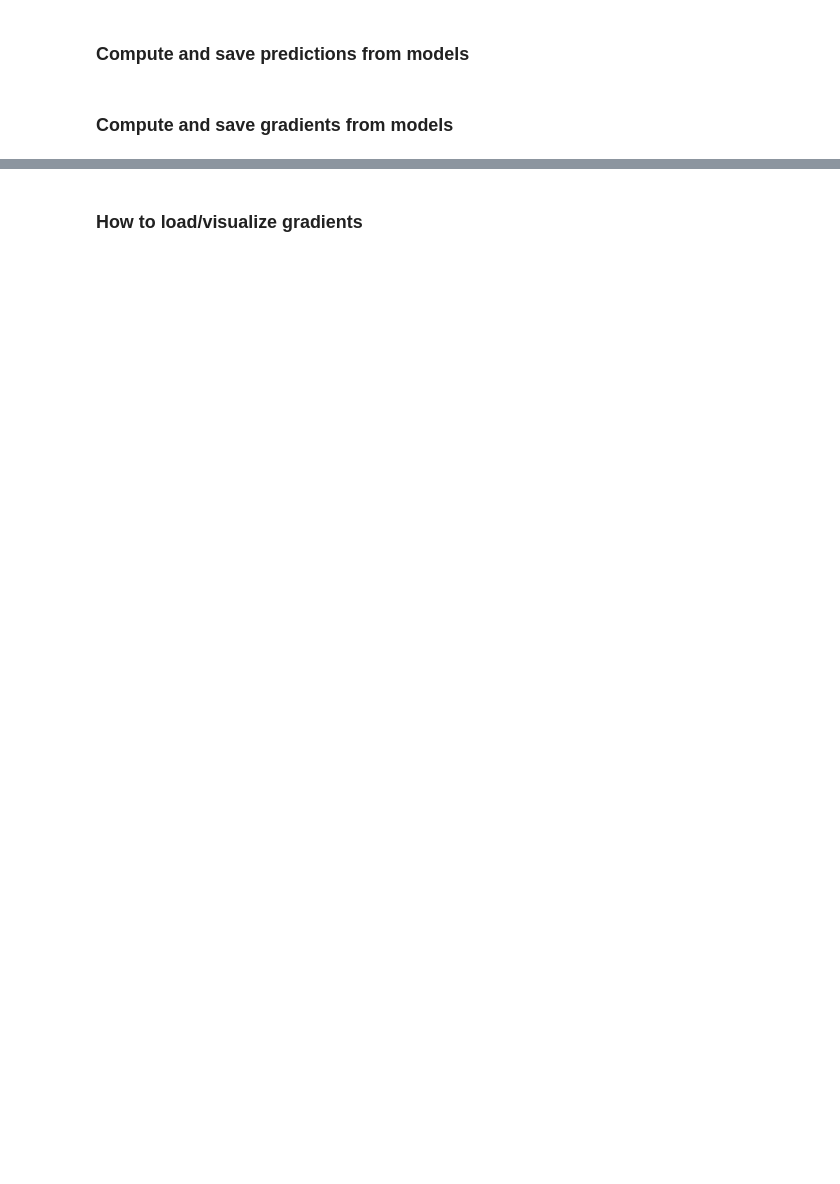
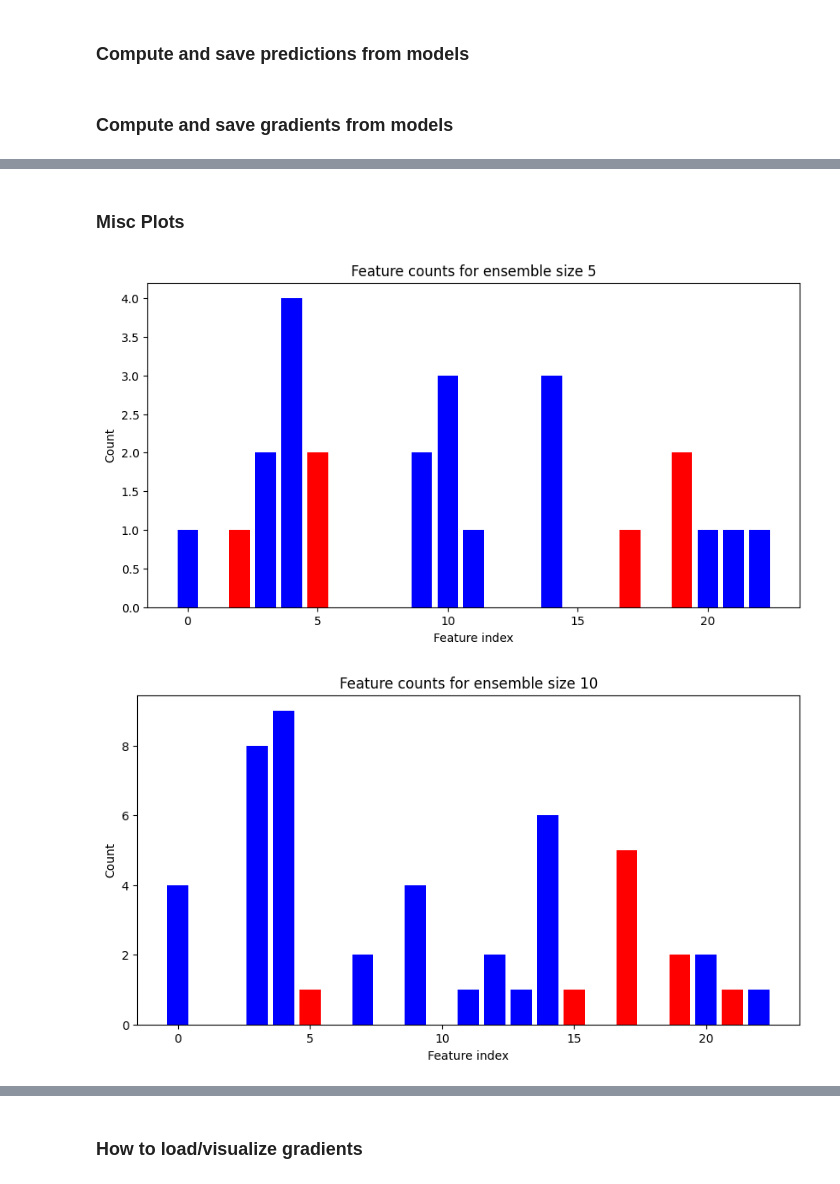
Before and after one commit to nicole-hjlin/harvard_cs282_ptg, a Jupyter notebook: ptg/tutorial.ipynb, the cells around one changed output, grey strips where cells are left out. Saved outputs shown, nothing was run; the diff lists cells and outputs as text; code cells hidden in the pictures; blank space fills up the shorter version.

```diff
--- a/ptg/tutorial.ipynb
+++ b/ptg/tutorial.ipynb
@@ -46,0 +198,16 @@ for random_source in random_sources:
+# %% [markdown]
+### Misc Plots
+# %%
+for i, ensemble_size in enumerate(ensemble_sizes):
+    p, n = counts_pos[i][0,0], counts_neg[i][0,0]
+    # Plot bar chart of feature counts, with positive and negative counts stacked
+    plt.figure(figsize=(10, 5))
+    plt.bar(range(n_features), p + n, color='blue')
+    plt.bar(range(n_features), n, color='red')
+    plt.title(f'Feature counts for ensemble size {ensemble_size}')
+    plt.xlabel('Feature index')
+    plt.ylabel('Count')
+    plt.show()
+# %% [output]
+[figure, added]
+[figure, added]
```
Also changed, not shown: parts of 26 cells of this notebook, 4 other files.
